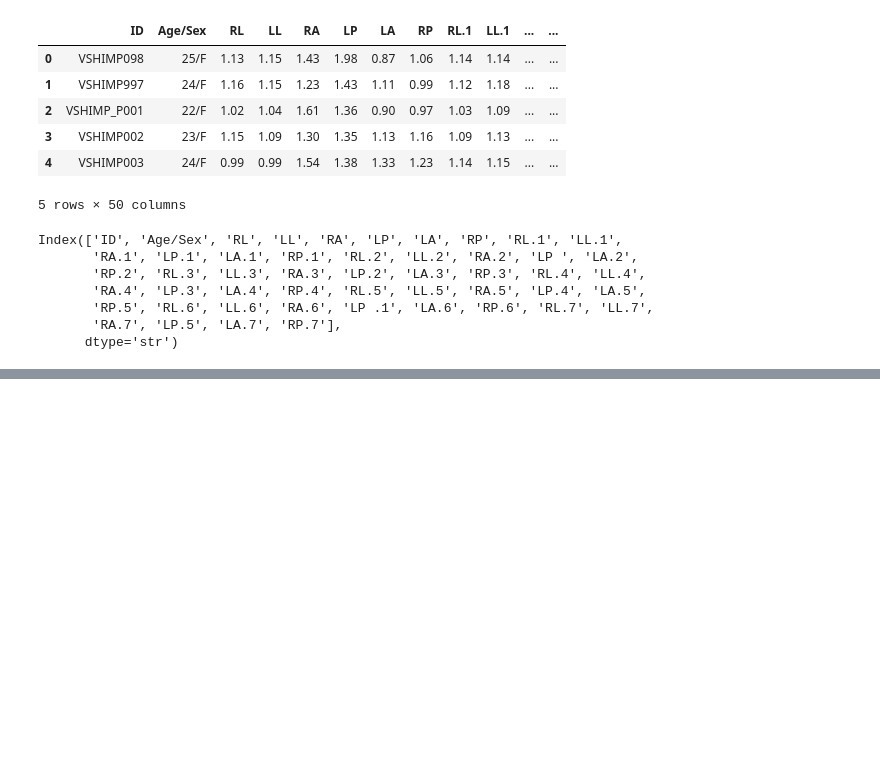
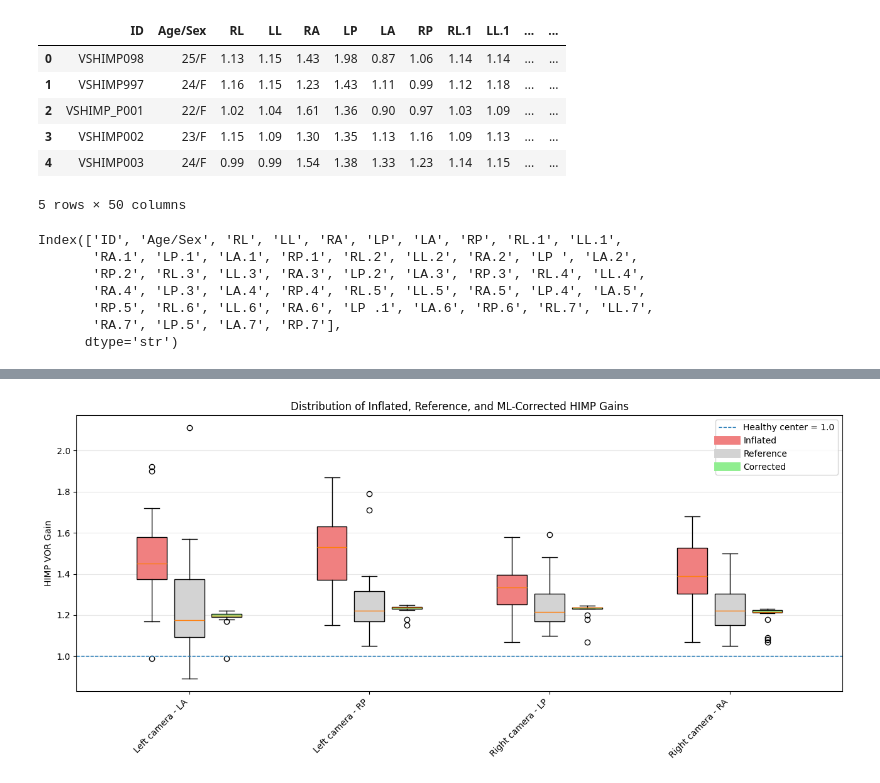
Before and after one commit to abhik12295/ai-vhit-calibration, a Jupyter notebook: main.ipynb, the cells around one changed output, grey strips where cells are left out. Saved outputs shown, nothing was run; the diff lists cells and outputs as text; code cells hidden in the pictures; blank space fills up the shorter version.

```diff
--- a/main.ipynb
+++ b/main.ipynb
@@ -190,0 +576,78 @@ groups = df_himp["participant_id"]
+# %%
+# ============================================================
+# 16. Boxplot before vs after by canal-camera pair
+# ============================================================
+
+box_df = inflation_df.melt(
+    id_vars=["participant_id", "week", "canal", "inflated_camera"],
+    value_vars=["inflated_gain", "corrected_gain", "reference_gain"],
+    var_name="gain_type",
+    value_name="gain"
+)
+
+box_df["label"] = box_df["inflated_camera"] + " camera - " + box_df["canal"]
+
+box_df["gain_type"] = box_df["gain_type"].map({
+    "inflated_gain": "Inflated",
+    "reference_gain": "Reference",
+    "corrected_gain": "Corrected"
+})
+
+labels = sorted(box_df["label"].unique())
+
+fig, ax = plt.subplots(figsize=(13, 6))
+
+positions = []
+data = []
+tick_positions = []
+tick_labels = []
+
+offsets = [-0.25, 0, 0.25]
+gain_types = ["Inflated", "Reference", "Corrected"]
+
+for i, label in enumerate(labels):
+    base = i * 1.2
+    tick_positions.append(base)
+    tick_labels.append(label)
+
+    for offset, gain_type in zip(offsets, gain_types):
+        positions.append(base + offset)
+        data.append(
+            box_df[
+                (box_df["label"] == label) &
+                (box_df["gain_type"] == gain_type)
+            ]["gain"].dropna()
+        )
+
+bp = ax.boxplot(
+    data,
+    positions=positions,
+    widths=0.2,
+    patch_artist=True
+)
+
+colors = []
+for i in range(len(labels)):
+    colors.extend(["lightcoral", "lightgray", "lightgreen"])
+
+for patch, color in zip(bp["boxes"], colors):
+    patch.set_facecolor(color)
+
+ax.axhline(1.0, linestyle="--", linewidth=1, label="Healthy center = 1.0")
+
+ax.set_xticks(tick_positions)
+ax.set_xticklabels(tick_labels, rotation=45, ha="right")
+ax.set_ylabel("HIMP VOR Gain")
+ax.set_title("Distribution of Inflated, Reference, and ML-Corrected HIMP Gains")
+
+ax.plot([], [], color="lightcoral", linewidth=10, label="Inflated")
+ax.plot([], [], color="lightgray", linewidth=10, label="Reference")
+ax.plot([], [], color="lightgreen", linewidth=10, label="Corrected")
+
+ax.legend()
+ax.grid(axis="y", alpha=0.3)
+
+plt.tight_layout()
+plt.show()
+# %% [output]
+[figure, added]
```
Also changed, not shown: parts of 41 cells of this notebook, 4 other files.
